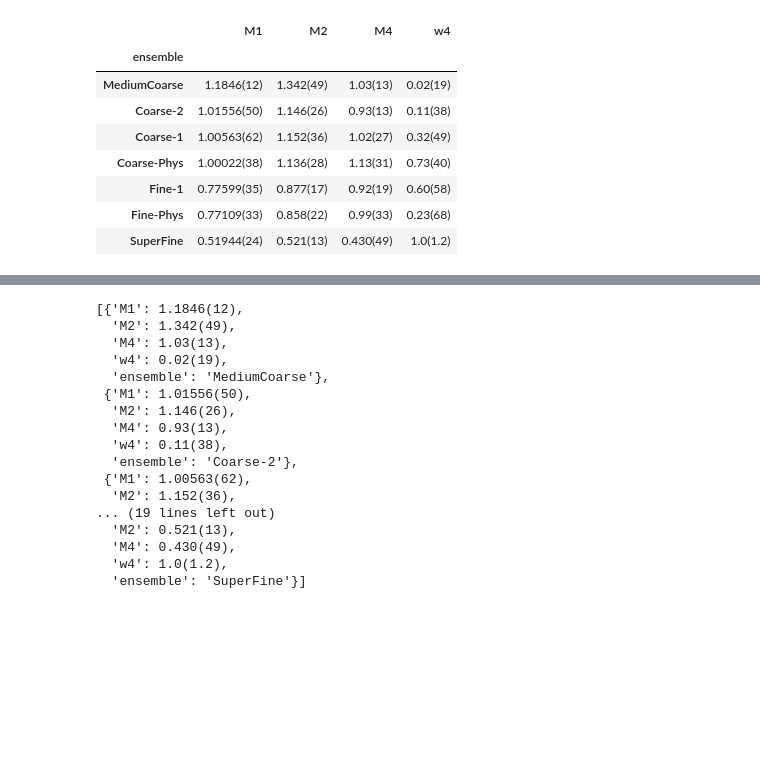
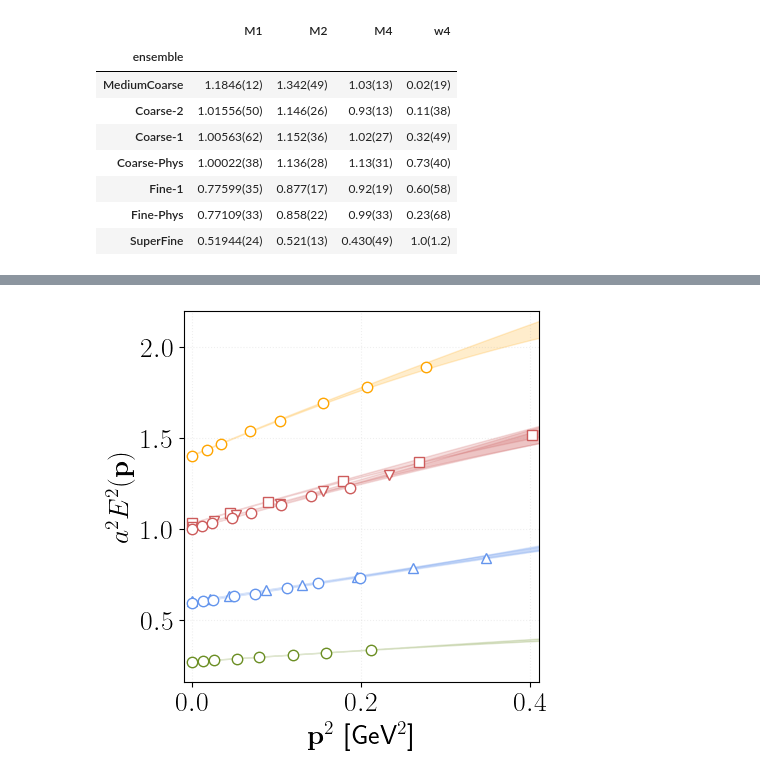
Before and after one commit to pietro-butti/B2heavy, a Jupyter notebook: notebooks/dispersion_relation.ipynb, the cells around one changed output, grey strips where cells are left out. Cells and saved outputs as stored; diff of their text form; code cells hidden in the pictures; blank space fills up the shorter version.

```diff
--- a/notebooks/dispersion_relation.ipynb
+++ b/notebooks/dispersion_relation.ipynb
@@ -246,20 +252,39 @@ plt.savefig(f'/Users/pietro/Desktop/disprel_{mes}_discr.pdf')
-# %%
-fits
-# %% [output]
-[{'M1': 1.1846(12),
-  'M2': 1.342(49),
-  'M4': 1.03(13),
-  'w4': 0.02(19),
-  'ensemble': 'MediumCoarse'},
- {'M1': 1.01556(50),
-  'M2': 1.146(26),
-  'M4': 0.93(13),
-  'w4': 0.11(38),
-  'ensemble': 'Coarse-2'},
- {'M1': 1.00563(62),
-  'M2': 1.152(36),
-... (19 lines left out)
-  'M2': 0.521(13),
-  'M4': 0.430(49),
-  'w4': 1.0(1.2),
-  'ensemble': 'SuperFine'}]
+# %%
+plt.rcParams['text.usetex'] = True
+plt.rcParams['font.size'] = 20
+
+fig, ax = plt.subplots(1,1,figsize=(5,5))
+
+for ens in np.concatenate(enslist):
+    Lvol = mdata(ens)['L']
+    a    = mdata(ens)['aSpc'].mean
+
+    es  = extract_energies(ens,mes,jk=JK,readfrom=frm,sort=True)
+    fit = fit_disp_rel(es, Lvol=Lvol, priors=priors, verbose=False)
+
+    # Plot energies
+    p2 = np.array([sum(np.array(p)**2) for p in fit.x])
+    xplot = p2/a**2/100
+    ax.errorbar(xplot,gv.mean(fit.y),gv.sdev(fit.y),**kwargs[ens])
+
+    # Plot disp rel
+    pcurve = [np.sqrt([x/3,x/3,x/3]) for x in np.arange(0,0.6*a**2*100,0.001)]
+    pplot  = [sum(p**2)/a**2/100 for p in pcurve]
+    fplot  = fit.fcn(pcurve,fit.p)
+    ax.fill_between(pplot,gv.mean(fplot)-gv.sdev(fplot),gv.mean(fplot)+gv.sdev(fplot),alpha=0.2,color=kwargs[ens].get('color'))
+
+ax.set_xlim(xmin=-0.01,xmax=0.41)
+ax.set_ylim(ymax=2.2)
+
+ax.grid(alpha=0.2,linestyle=':')
+ax.set_ylabel(r'$a^2E^2(\mathbf{p})$')
+ax.set_xlabel(r'$\mathbf{p}^2$ [GeV$^2$]')
+
+fig.tight_layout()
+
+plt.savefig(
+    f'/Users/pietro/code/latex/Lattice2024/beamer-presentation-template/PLOTS/disp_rel_{mes}.pdf',
+    transparent=True
+)
+# %% [output]
+[figure, added]
```
Also changed, not shown: parts of 6 cells of this notebook, 21 other files.
